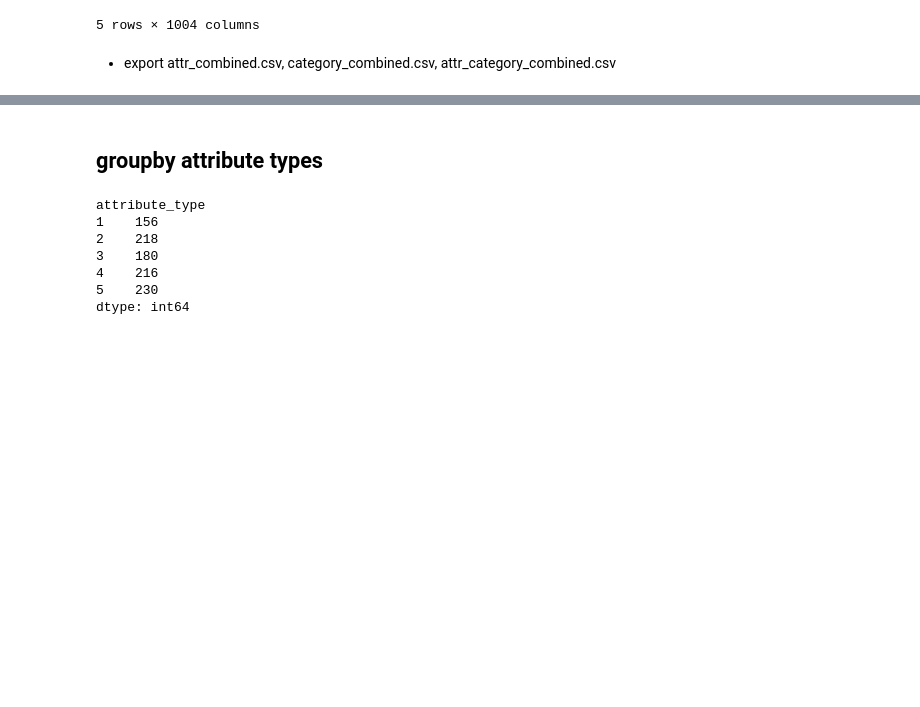
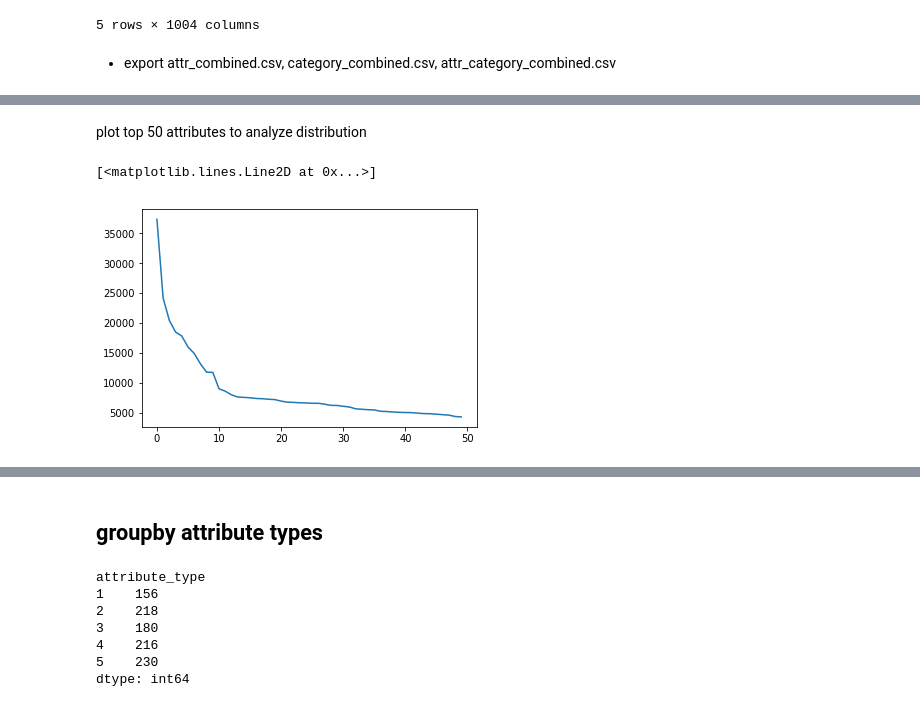
Before and after one commit to starsuzi/deep-fashion, a Jupyter notebook: explore-data.ipynb, the cells around one changed output, grey strips where cells are left out. Saved outputs shown, nothing was run; the diff lists cells and outputs as text; code cells hidden in the pictures; blank space fills up the shorter version.

```diff
--- a/explore-data.ipynb
+++ b/explore-data.ipynb
@@ -191,0 +237,7 @@ df_attr_category_combined.to_csv("./Anno/changed/"+file_name, index=None)
+# %% [markdown]
+plot top 50 attributes to analyze distribution
+# %%
+plt.plot([x for x in range(50)], [val for val in attr_frequency_sort[:50]])
+# %% [output]
+[<matplotlib.lines.Line2D at 0x...>]
+[figure, added]
```
Also changed, not shown: parts of 25 cells of this notebook, 1 other file.
